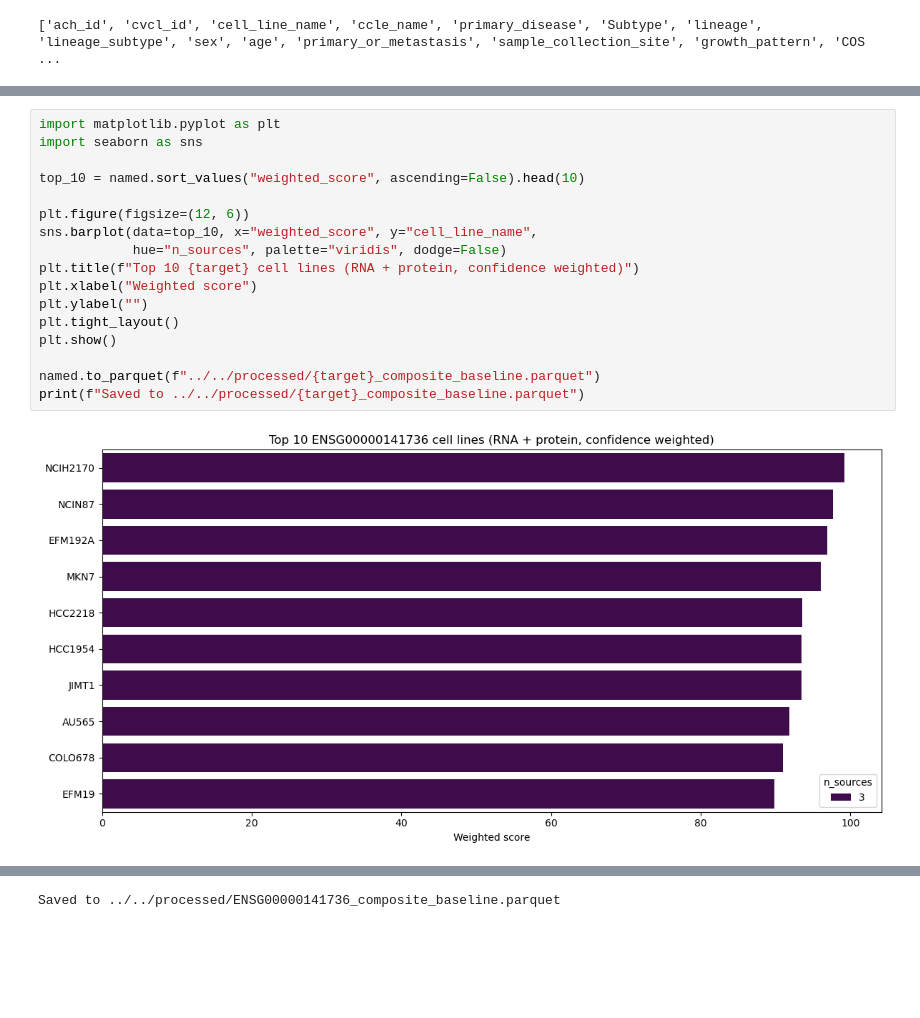
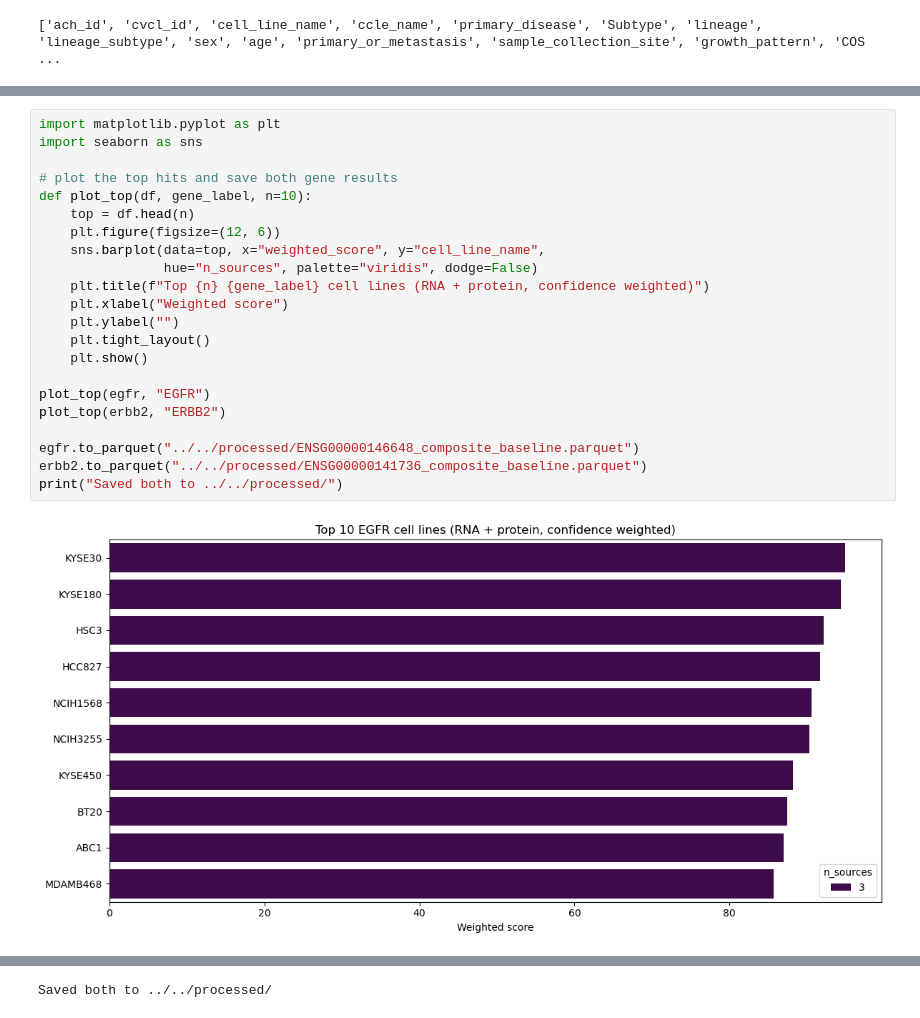
Before and after one commit to NattawasP/SEMTM0044_2025_AYEAR_TEAM34, a Jupyter notebook: notebooks/Victor_Data Exploration/Percentile_Ranking.ipynb, the cells around one changed output, grey strips where cells are left out. Drawn from its saved outputs; the diff is of its cells as text; blank space fills up the shorter version.

Commit message:
wrap ranking into one function then validate on EGFR and ERBB2

```diff
--- a/notebooks/Victor_Data Exploration/Percentile_Ranking.ipynb
+++ b/notebooks/Victor_Data Exploration/Percentile_Ranking.ipynb
@@ -346,19 +245,24 @@ named[["ACH_ID", "cell_line_name", "primary_disease", "lineage", "rna_percentile
 # %%
 import matplotlib.pyplot as plt
 import seaborn as sns
 
-top_10 = named.sort_values("weighted_score", ascending=False).head(10)
+# plot the top hits and save both gene results
+def plot_top(df, gene_label, n=10):
+    top = df.head(n)
+    plt.figure(figsize=(12, 6))
+    sns.barplot(data=top, x="weighted_score", y="cell_line_name",
+                hue="n_sources", palette="viridis", dodge=False)
+    plt.title(f"Top {n} {gene_label} cell lines (RNA + protein, confidence weighted)")
+    plt.xlabel("Weighted score")
+    plt.ylabel("")
+    plt.tight_layout()
+    plt.show()
 
-plt.figure(figsize=(12, 6))
-sns.barplot(data=top_10, x="weighted_score", y="cell_line_name",
-            hue="n_sources", palette="viridis", dodge=False)
-plt.title(f"Top 10 {target} cell lines (RNA + protein, confidence weighted)")
-plt.xlabel("Weighted score")
-plt.ylabel("")
-plt.tight_layout()
-plt.show()
+plot_top(egfr, "EGFR")
+plot_top(erbb2, "ERBB2")
 
-named.to_parquet(f"../../processed/{target}_composite_baseline.parquet")
-print(f"Saved to ../../processed/{target}_composite_baseline.parquet")
+egfr.to_parquet("../../processed/ENSG00000146648_composite_baseline.parquet")
+erbb2.to_parquet("../../processed/ENSG00000141736_composite_baseline.parquet")
+print("Saved both to ../../processed/")
 # %% [output]
-[figure, old version]
+[figure, new version]
@@ -365 +270 @@ print(f"Saved to ../../processed/{target}_composite_baseline.parquet")
-Saved to ../../processed/ENSG00000141736_composite_baseline.parquet
+Saved both to ../../processed/
```
Also changed, not shown: parts of 11 cells of this notebook.
